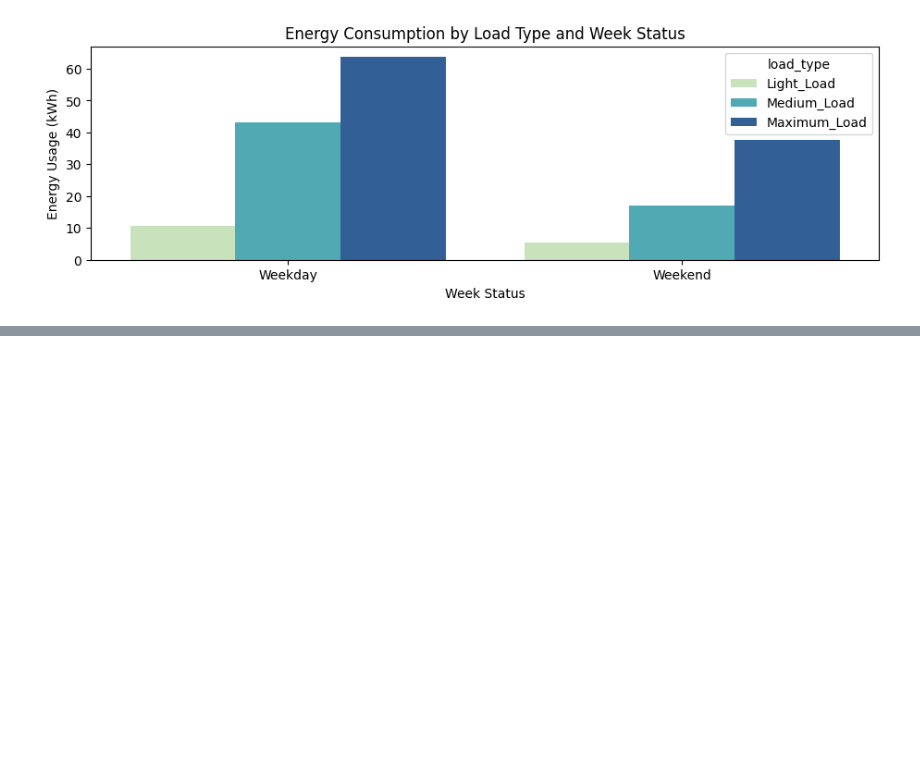
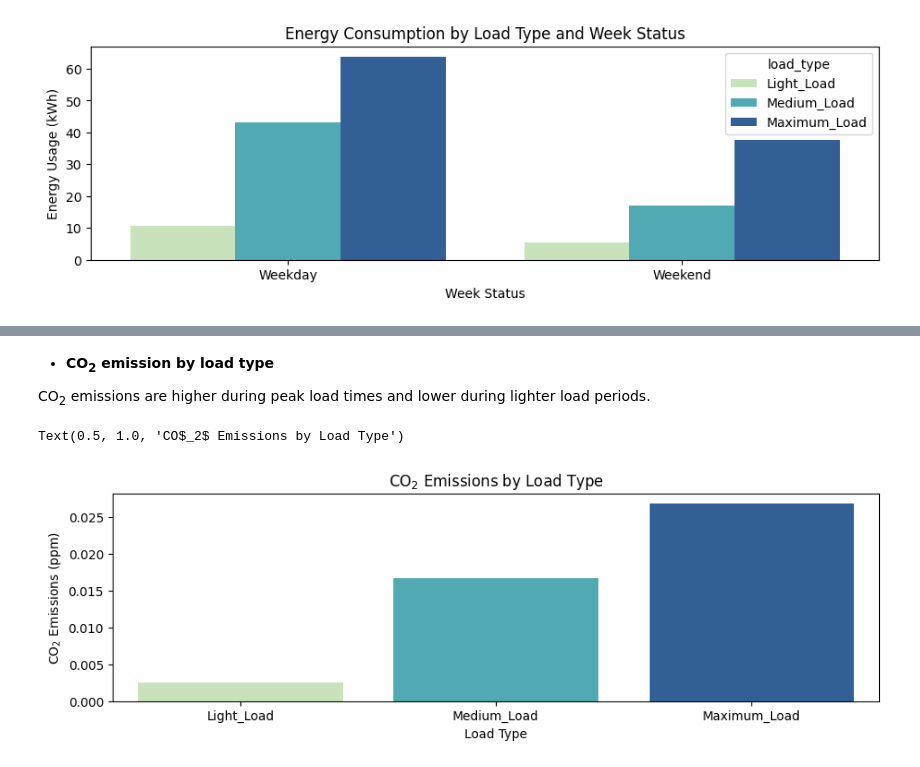
Before and after one commit to herrerovir/Steel-industry-energy-consumption-forecasting, a Jupyter notebook: Steel-industry-energy-consumption-forecasting.ipynb, the cells around one changed output, grey strips where cells are left out. Drawn from its saved outputs; the diff is of its cells as text; code cells hidden in the pictures; blank space fills up the shorter version.

```diff
--- a/Steel-industry-energy-consumption-forecasting.ipynb
+++ b/Steel-industry-energy-consumption-forecasting.ipynb
@@ -569,0 +610,13 @@ Text(0.5, 1.0, 'Energy Consumption by Load Type and Week Status')
+# %% [markdown]
+* **CO<sub>2</sub> emission by load type**
+
+ CO<sub>2</sub> emissions are higher during peak load times and lower during lighter load periods.
+# %%
+co2_emissions_by_load_type_graph = plt.figure(figsize = (11, 3))
+sns.barplot(energy_consumption, x = "load_type", y = "CO2_ppm", errorbar= None, hue = "load_type", palette = "YlGnBu")
+plt.xlabel("Load Type")
+plt.ylabel("CO$_2$ Emissions (ppm)")
+plt.title("CO$_2$ Emissions by Load Type", size = 12)
+# %% [output]
+Text(0.5, 1.0, 'CO$_2$ Emissions by Load Type')
+[figure, added]
```
Also changed, not shown: parts of 6 cells of this notebook.
